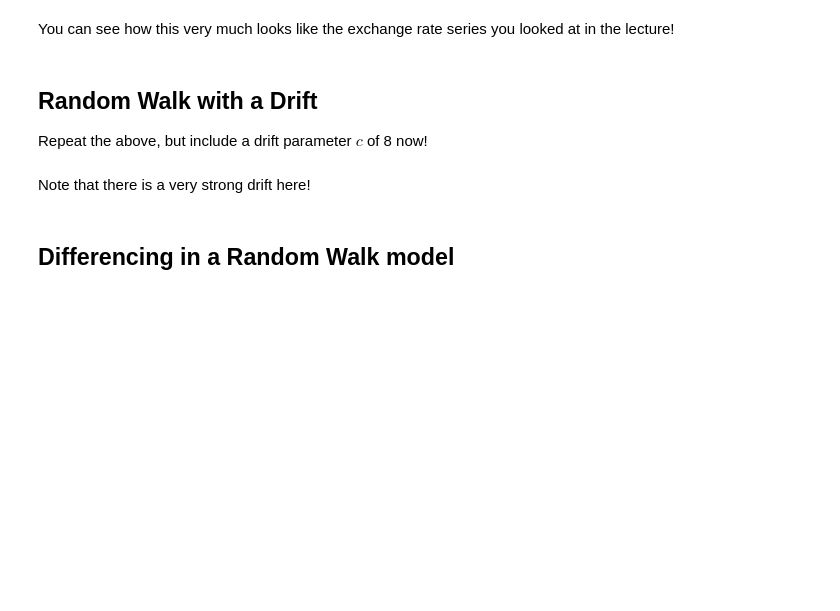
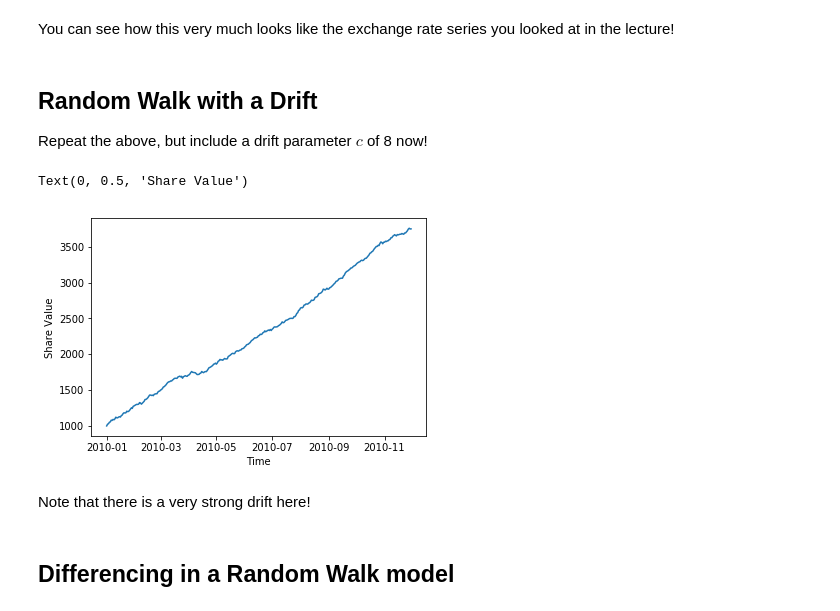
Before and after one commit to lewi0332/dsc-3-26-03-basic-time-series-models-lab-nyc-ds-career-012819, a Jupyter notebook: index.ipynb, the cells around one changed output. Drawn from its saved outputs; the diff is of its cells as text; code cells hidden in the pictures; blank space fills up the shorter version.

```diff
--- a/index.ipynb
+++ b/index.ipynb
@@ -164,6 +164,13 @@ def random_walk(start, error):
 shares_value_drift = random_walk(1000, error)
 
 shares_series_drift =  pd.Series(shares_value_drift, index=dates)
+# %%
+plt.plot(shares_series_drift)
+plt.xlabel('Time')
+plt.ylabel('Share Value')
+# %% [output]
+Text(0, 0.5, 'Share Value')
+[figure, added]
 # %% [markdown]
 Note that there is a very strong drift here!
 # %% [markdown]
```
